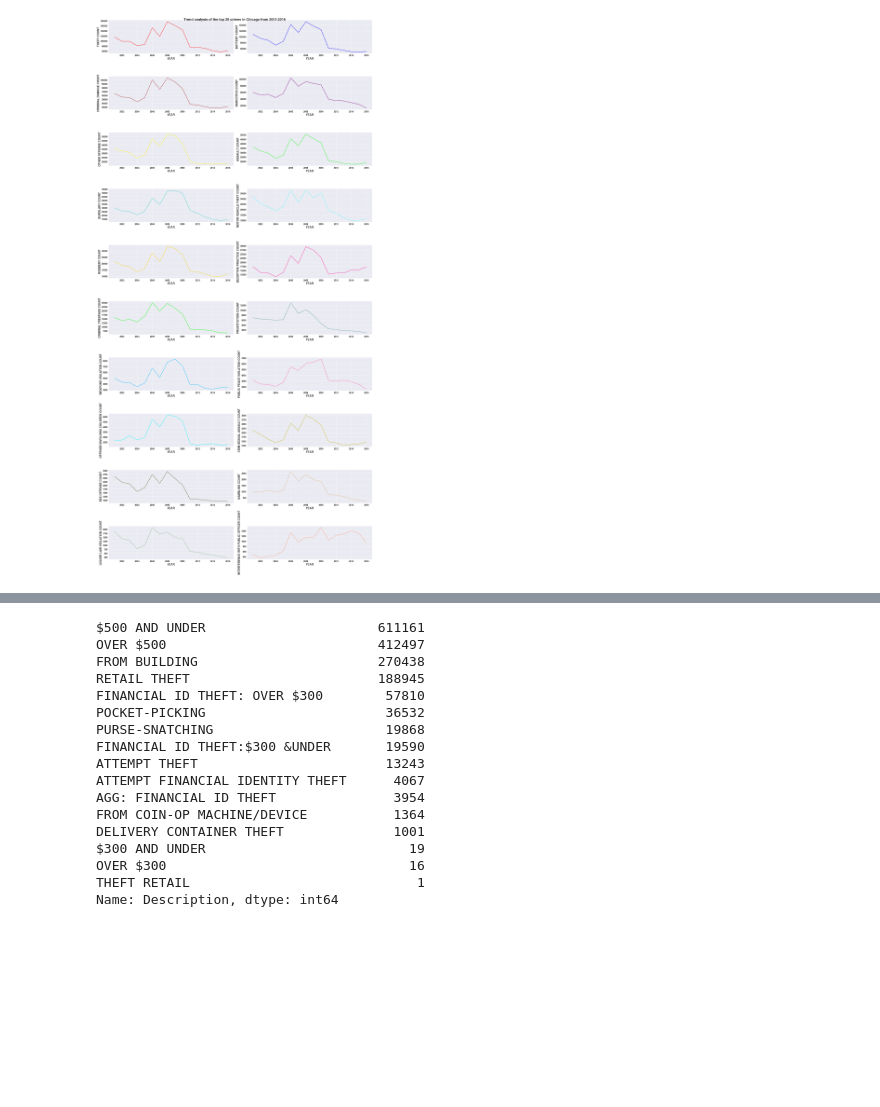
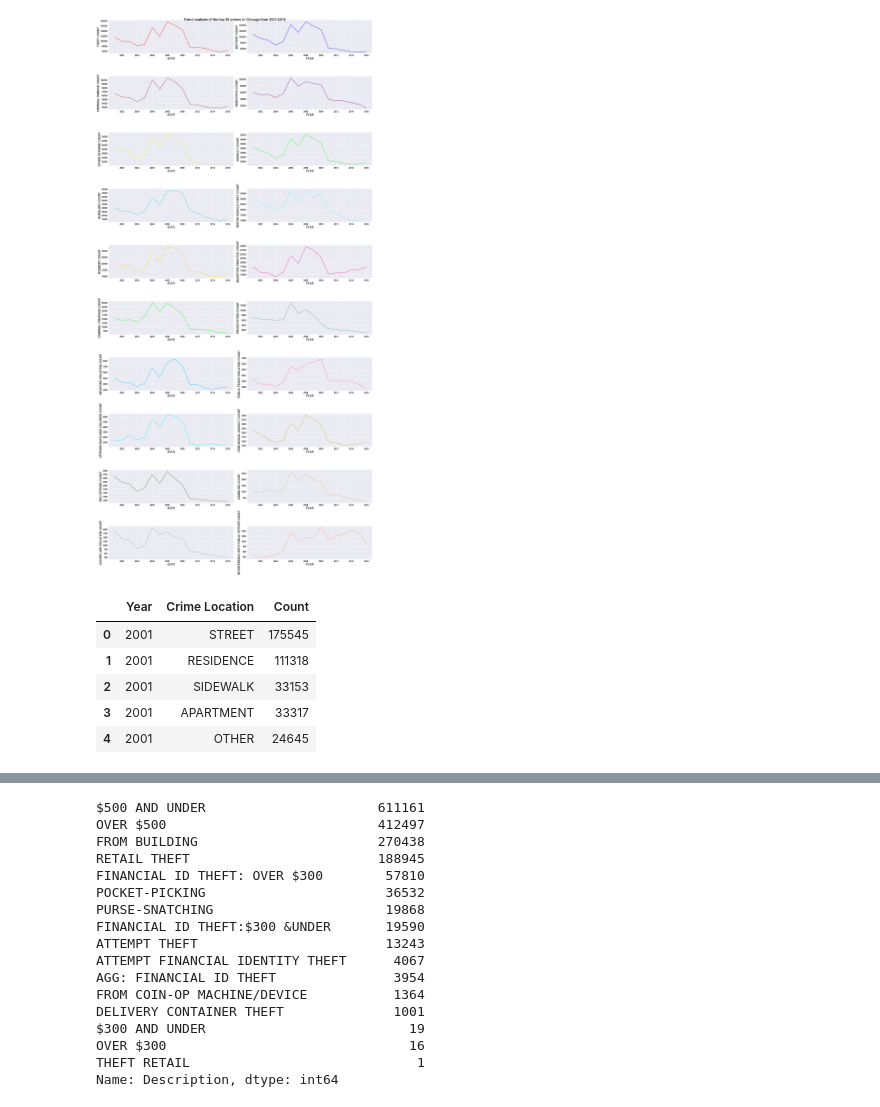
Before and after one commit to bodhisattamaiti25/projects-data-science, a Jupyter notebook: chicago_crime_data_analysis/chicago_crime_data_analysis.ipynb, the cells around one changed output, grey strips where cells are left out. Cells and saved outputs as stored; diff of their text form; code cells hidden in the pictures; blank space fills up the shorter version.

```diff
--- a/chicago_crime_data_analysis/chicago_crime_data_analysis.ipynb
+++ b/chicago_crime_data_analysis/chicago_crime_data_analysis.ipynb
@@ -512,0 +526,10 @@ plt.show()
+# %%
+crime_location_by_year_df = pd.DataFrame(data=crime_location_by_year, columns=['Year', 'Crime Location', 'Count'])
+crime_location_by_year_df.head()
+# %% [output]
+|  | Year | Crime Location | Count |
+| 0 | 2001 | STREET | 175545 |
+| 1 | 2001 | RESIDENCE | 111318 |
+| 2 | 2001 | SIDEWALK | 33153 |
+| 3 | 2001 | APARTMENT | 33317 |
+| 4 | 2001 | OTHER | 24645 |
```
Also changed, not shown: parts of 3 cells of this notebook.
